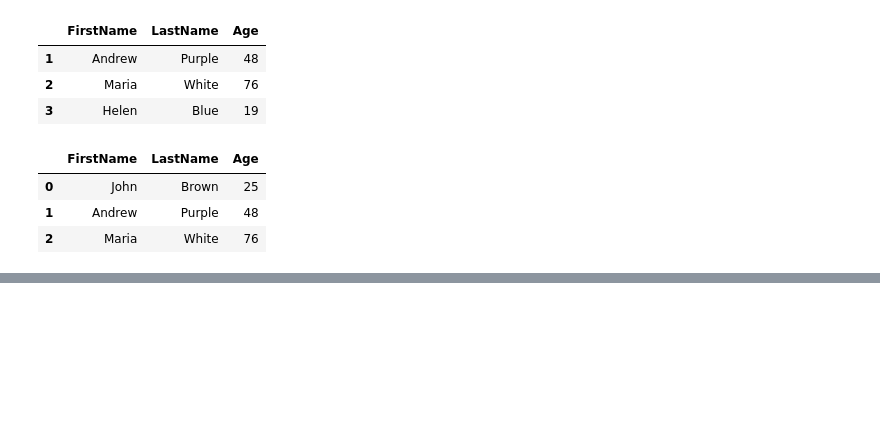
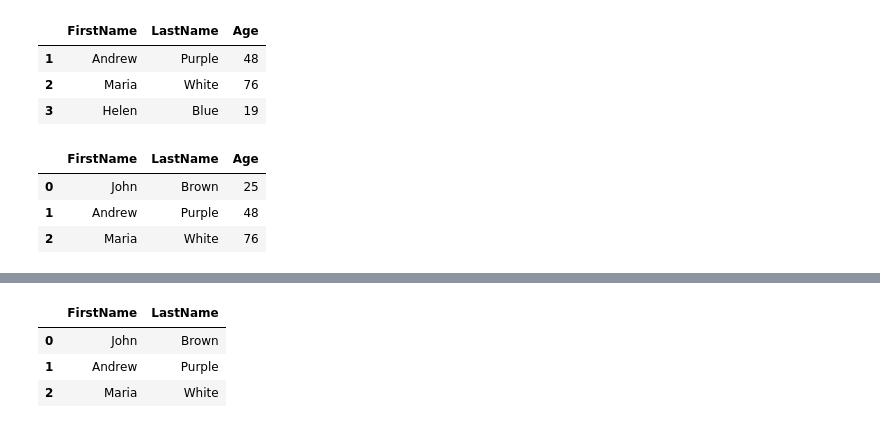
Before and after one commit to pavlekovic/Python-501, a Jupyter notebook: python-for-data/Pandas Intro.ipynb, the cells around one changed output, grey strips where cells are left out. Saved outputs shown, nothing was run; the diff lists cells and outputs as text; code cells hidden in the pictures; blank space fills up the shorter version.

```diff
--- a/python-for-data/Pandas Intro.ipynb
+++ b/python-for-data/Pandas Intro.ipynb
@@ -453,0 +597,25 @@ df = pd.DataFrame(dict)
+# %%
+# How can you filter to select specific info?
+
+# Create a dictionary
+dict = [
+    {'FirstName': 'John', 'LastName': 'Brown', 'Age': 25},
+    {'FirstName': 'Andrew', 'LastName': 'Purple', 'Age': 48},
+    {'FirstName': 'Maria', 'LastName': 'White', 'Age': 76},
+    {'FirstName': 'Helen', 'LastName': 'Blue', 'Age': 19}
+]
+# Make it DF with DataFrame command
+df = pd.DataFrame(dict)
+
+# define a condition
+newdf = df[df.Age > 19]
+newdf
+
+# Using loc select only certain columns
+newdf = df.loc[df.Age > 19, ['FirstName', 'LastName']]
+newdf
+# %% [output]
+|  | FirstName | LastName |
+| 0 | John | Brown |
+| 1 | Andrew | Purple |
+| 2 | Maria | White |
```
Also changed, not shown: parts of 8 cells of this notebook.
